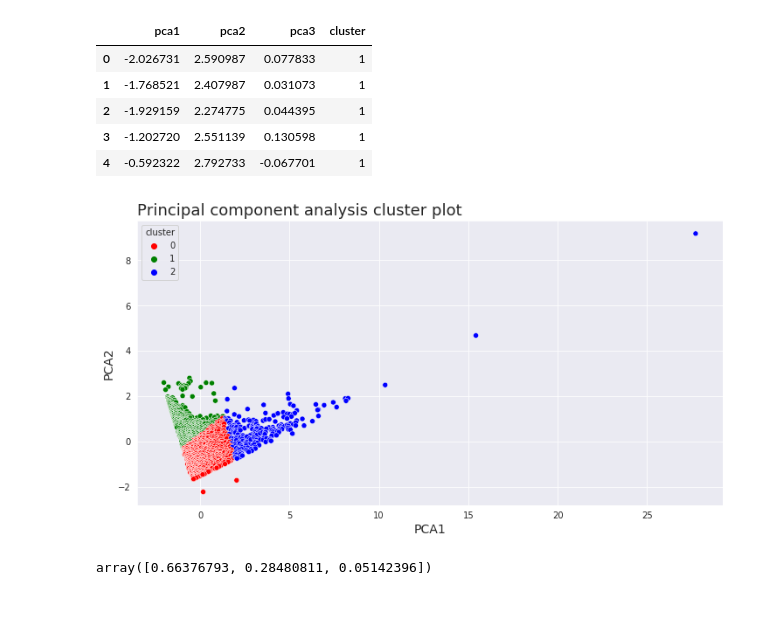
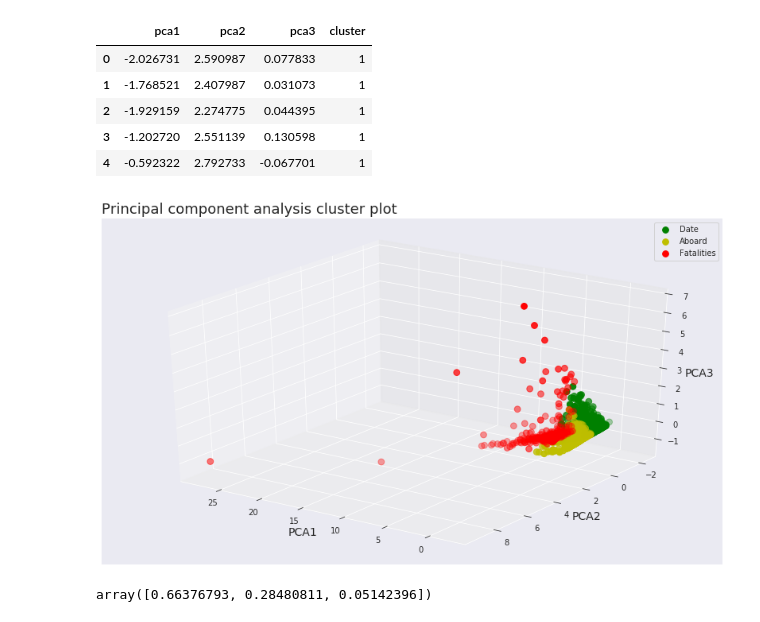
Before and after one commit to imsouza/airplane-crash, a Jupyter notebook: EDA - Airplane Crash.ipynb, the cells around one changed output. Saved outputs shown, nothing was run; the diff lists cells and outputs as text; code cells hidden in the pictures.

```diff
--- a/EDA - Airplane Crash.ipynb
+++ b/EDA - Airplane Crash.ipynb
@@ -550,19 +568,42 @@ pca_df.head()
 | 2 | -1.929159 | 2.274775 | 0.044395 | 1 |
 | 3 | -1.202720 | 2.551139 | 0.130598 | 1 |
 | 4 | -0.592322 | 2.792733 | -0.067701 | 1 |
-# %%
-sns.set_palette('Accent')
-sns.set_style('darkgrid')
-
-ax = sns.scatterplot(x="pca1", y="pca2", hue = "cluster", data = pca_df, palette =['red','green','blue'])
-
-ax.figure.set_size_inches(12, 6)
-ax.set_title('Principal component analysis cluster plot', loc = 'left', fontsize=18)
-ax.set_xlabel('PCA1', fontsize=14)
-ax.set_ylabel('PCA2', fontsize=14)
-ax = ax
-# %% [output]
-[figure, removed]
+# %%
+sns.set_palette('Accent')
+sns.set_style('darkgrid')
+
+Xax = principal_comp[:,0]
+Yax = principal_comp[:,1]
+Zax = principal_comp[:,2]
+
+cdict = {0:'g',1:'y', 2:'r'}
+label = {0:'Date',1:'Aboard', 2:'Fatalities'}
+
+y = pca_df.cluster
+
+fig = plt.figure(figsize=(14,8))
+
+ax = fig.add_subplot(111, projection='3d')
+
+for l in np.unique(y):
+     ix=np.where(y==l)
+     ax.scatter(Xax[ix],
+                Yax[ix],
+                Zax[ix],
+                c=cdict[l],
+                s=60,
+               label=label[l])
+
+ax.set_xlabel("PCA1", fontsize=14)
+ax.set_ylabel("PCA2", fontsize=14)
+ax.set_zlabel("PCA3", fontsize=14)
+
+ax.view_init(30, 125)
+ax.legend()
+ax.set_title('Principal component analysis cluster plot', loc = 'left', fontsize=18)
+ax=ax
+# %% [output]
+[figure, added]
 # %%
 pca.explained_variance_ratio_
 # %% [output]
```
Also changed, not shown: parts of 4 cells of this notebook.
